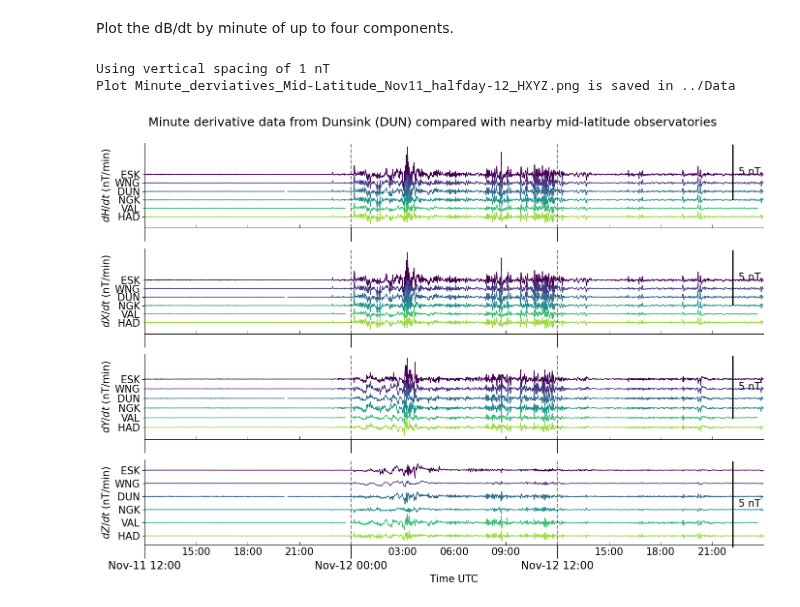
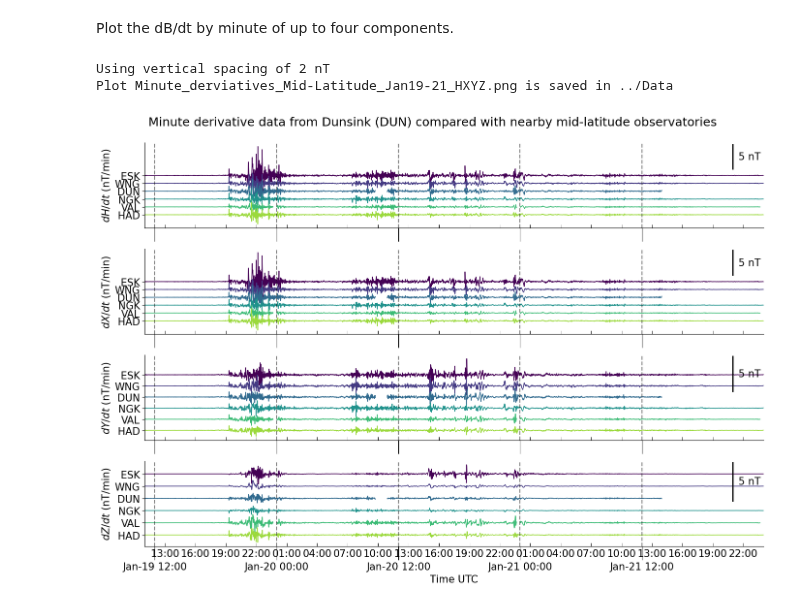
Before and after one commit to magie-network/MAGIE, a Jupyter notebook: notebooks/Plot_data.ipynb, the cells around one changed output. Cells and saved outputs as stored; diff of their text form; code cells hidden in the pictures.

```diff
--- a/notebooks/Plot_data.ipynb
+++ b/notebooks/Plot_data.ipynb
@@ -38,12 +38,12 @@ The IAGA Code is the official IAGA 3-letter station code. It should be in capita
 Data duration are in integer days. Orientation is best set to XYZF or DHZF. Note some observatories may not publish D and H-components.
 Output file path can be set to a spceific output location for your figures. Example sets the output file path to the `Data` directory in the repository.
 # %%
-start_time = dt.datetime(2025, 11, 11, 12, 0, 0)
-end_time = dt.datetime(2025, 11, 12, 23, 59, 59)
+start_time = dt.datetime(2026, 1, 19, 11, 0, 0)
+end_time = dt.datetime(2026, 1, 21, 23, 59, 59)
 np_start_time = np.datetime64(start_time, 's')
 np_end_time = np.datetime64(end_time, 's')
 iagaSites = ["ESK", "HAD", "WNG", "NGK"]
-dataDuration = 2
+dataDuration = 3
 orientation = "XYZF"
 output_file_path = Path(r'../Data/')
 # %% [markdown]
@@ -179,7 +199,7 @@ Concatenate all one-minute data together then compute H-component data from X an
 # find the mean values of all the observatory data that requires plotting
 means = {}
 # Decimal or integer hours to compute quiet-time mean before geomagnetic storm disturbance
-hours = 10.0
+hours = 5.0
 obs_plot_list = ['esk', 'wng', 'dun', 'ngk', 'val', 'had']
 for obs in obs_plot_list:
     ob = obs.upper()
@@ -265,19 +285,19 @@ Plot Mid-Latitude_Nov11_halfday-12_Bxyz.png is saved in ../Data
 Plot the dB/dt by minute of up to four components.
 # %%
 component_list = ['dHdt', 'dXdt', 'dYdt', 'dZdt']
-scale_length = 5 #scale bar to plot in nT
+scale_len_dict = {"dHdt": (5, "nT"), "dXdt": (5, "nT"), "dYdt": (5, "nT"), "dZdt": (5, "nT")}
 y_labels = ["$dH/dt$ (nT/min)", "$dX/dt$ (nT/min)", "$dY/dt$ (nT/min)", "$dZ/dt$ (nT/min)"]
 title = 'Minute derivative data from Dunsink (DUN) compared with \
 nearby mid-latitude observatories'
-file_name = 'Minute_derviatives_Mid-Latitude_Nov11_halfday-12_HXYZ.png'
+file_name = 'Minute_derviatives_Mid-Latitude_Jan19-21_HXYZ.png'
 
 fig, ax, y_offsets_per_obs_deriv = stack_plot(
         df_minute_obs, obs_plot_list, padding_fraction, component_list,
-        means, scale_length, y_labels, title, file_name, output_file_path,
+        means, scale_len_dict, y_labels, title, file_name, output_file_path,
         print_msg=True
         )
 plt.show()
 # %% [output]
-Using vertical spacing of 1 nT
-Plot Minute_derviatives_Mid-Latitude_Nov11_halfday-12_HXYZ.png is saved in ../Data
+Using vertical spacing of 2 nT
+Plot Minute_derviatives_Mid-Latitude_Jan19-21_HXYZ.png is saved in ../Data
-[figure, old version]
+[figure, new version]
```
Also changed, not shown: parts of 6 cells of this notebook, 2 other files.
